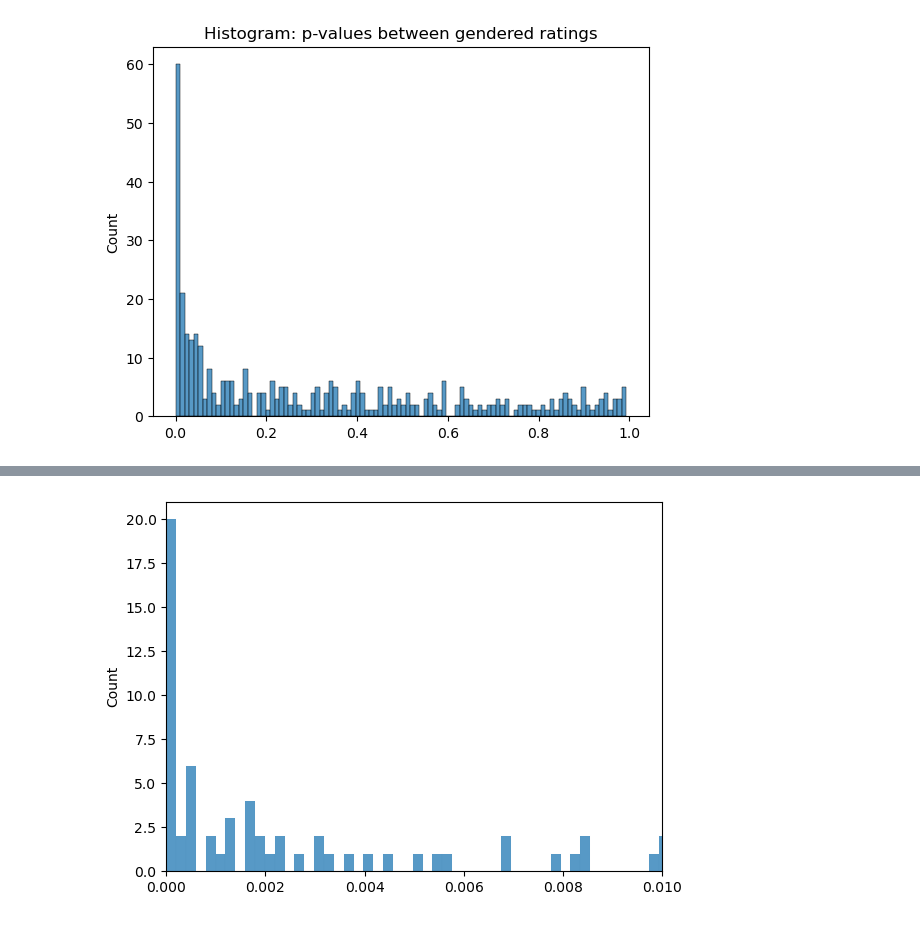
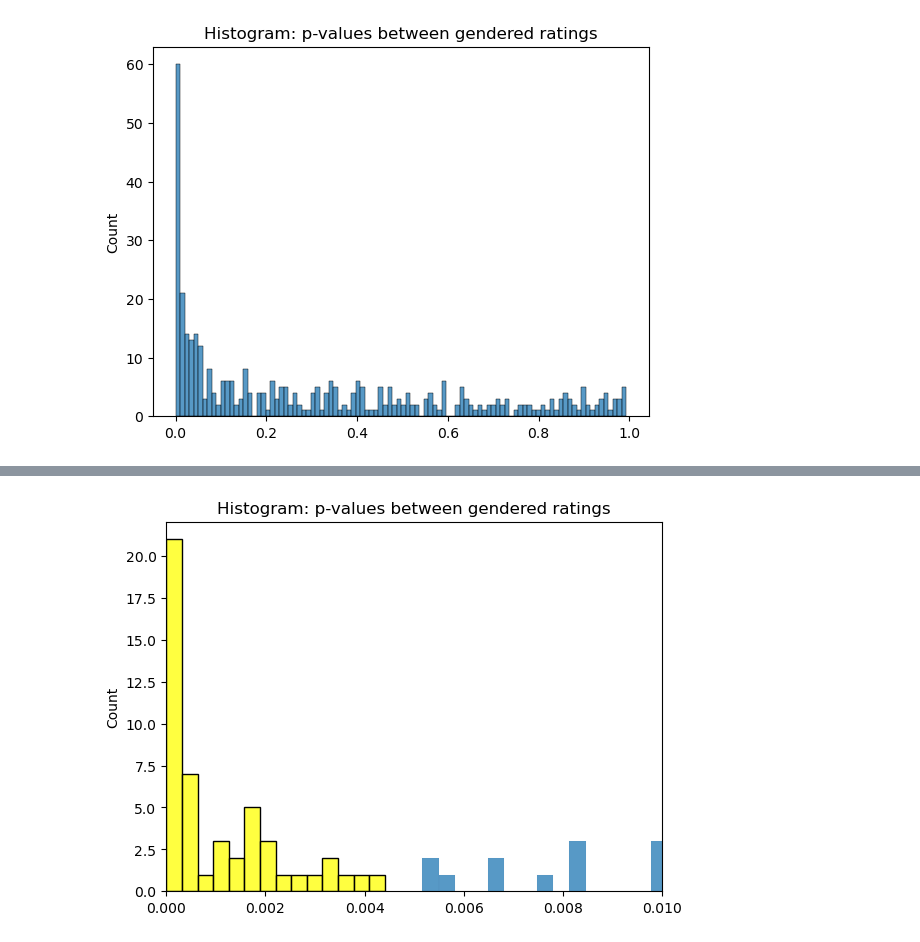
Before and after one commit to caralinebruz/data_science_movie_ratings_analysis, a Jupyter notebook: 4 Gendered Movie Proportion.ipynb, the cells around one changed output, grey strips where cells are left out. Saved outputs shown, nothing was run; the diff lists cells and outputs as text; code cells hidden in the pictures.

```diff
--- a/4 Gendered Movie Proportion.ipynb
+++ b/4 Gendered Movie Proportion.ipynb
@@ -68,14 +68,16 @@ max_index = 399
 u_stats = []
 p_values = []
 
+ks_pvalues = []
+
 for x in range(400):
 # for x in range(210):
 # for x in range(1):
 
     title = M.columns[x]
 
-    if title == 'Black Hawk Down (2001)':
-        continue
+#     if title == 'Black Hawk Down (2001)':
+#         continue
 
     print(title)
 
@@ -121,10 +123,14 @@ for x in range(400):
 #     print(np.unique(combinedData[0]))
 #     print(np.unique(combinedData[1]))
 
-    u1,p1 = stats.mannwhitneyu(combinedData[0],combinedData[1])
+    u1,p1 = stats.mannwhitneyu(combinedData[0].astype(float),combinedData[1].astype(float))
+
 
     u_stats.append(u1)
     p_values.append(p1)
+
+    ks_stat, ks_p = stats.ks_2samp(combinedData[0],combinedData[1])
+    ks_pvalues.append(ks_p)
 # %% [output]
 The Life of David Gale (2003)
 [array([3. , 3.5, 1.5, 2.5, 1.5, 4. , 1. , 1. , 3.5, 0.5, 3. , 2. , 1. ,
@@ -197,19 +220,21 @@ proportion of films exhibiting a gendered effect: 0.14326647564469913
 # %%
 # now, plot the results which are significant vs insignificant
 
 
 # sns.barplot(p_values)
-bins=5000
-sns.histplot(p_values, bins=bins, label="Old")
+bins=1000
+sns.histplot(sig, bins=14, color="yellow", label="significant")
+sns.histplot(notsig, bins=3000, label="not significant")
 
 
 
-# plt.title('Histogram: Old vs New Movies')
+plt.title('Histogram: p-values between gendered ratings')
 # plt.xlabel('rating')
 # plt.ylabel('count of rating')
 # # plt.legend()
 # # plt.ylim([0, 1])
+
 plt.xlim([0,0.01])
 plt.show()
 # %% [output]
-[figure, old version]
+[figure, new version]
```
Also changed, not shown: parts of 11 cells of this notebook, 1 other file.
